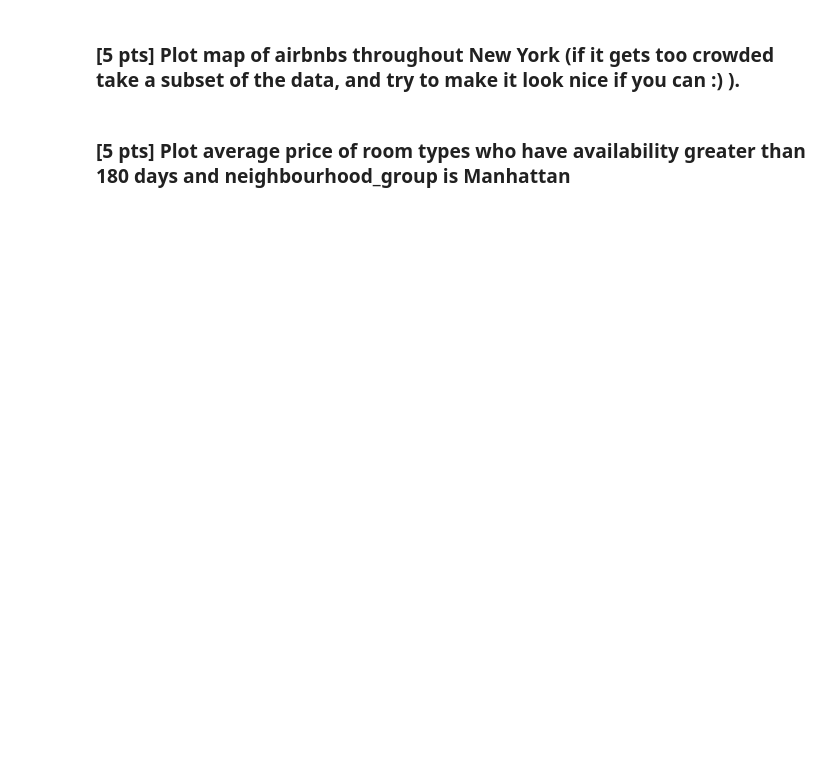
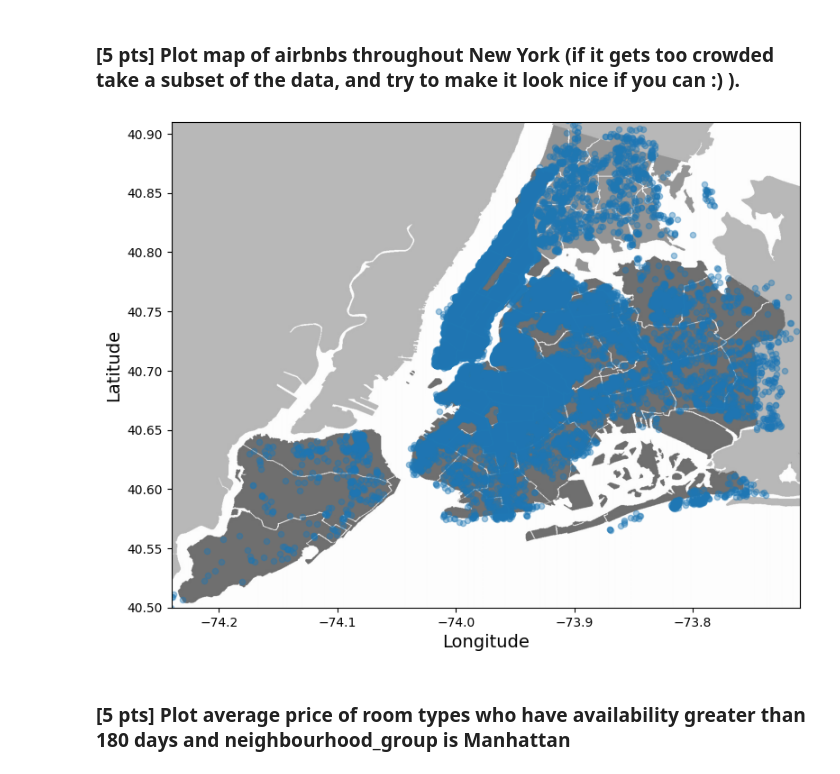
Before and after one commit to roshantaneja/ucla_cssi_2024, a Jupyter notebook: homework/homework_1/HW1_Part2.ipynb, the cells around one changed output. Saved outputs shown, nothing was run; the diff lists cells and outputs as text; code cells hidden in the pictures; blank space fills up the shorter version.

```diff
--- a/homework/homework_1/HW1_Part2.ipynb
+++ b/homework/homework_1/HW1_Part2.ipynb
@@ -622,15 +129,19 @@ for neighborhood in set(data["neighbourhood_group"]):
 # %%
 images_path = os.path.join('./', "images")
 os.makedirs(images_path, exist_ok=True)
 filename = "newyork.png"
 
 import matplotlib.image as mpimg
 newyork_img=mpimg.imread(os.path.join(images_path, filename))
-ax = data.plot(kind="scatter", x="longitude", y="latitude", figsize=(10,7))
+ax = data.plot(kind="scatter", x="longitude", y="latitude", figsize=(10,7), alpha=0.4)
 plt.imshow(newyork_img, extent=[-74.24, -73.71, 40.50, 40.91])
 plt.ylabel("Latitude", fontsize=14)
 plt.xlabel("Longitude", fontsize=14)
 
 plt.show()
+
+# This one was done for me it seems?
+# %% [output]
+[figure, added]
 # %% [markdown]
 ### [5 pts] Plot average price of room types who have availability greater than 180 days and neighbourhood_group is Manhattan
```
Also changed, not shown: parts of 101 cells of this notebook, 13 other files.
